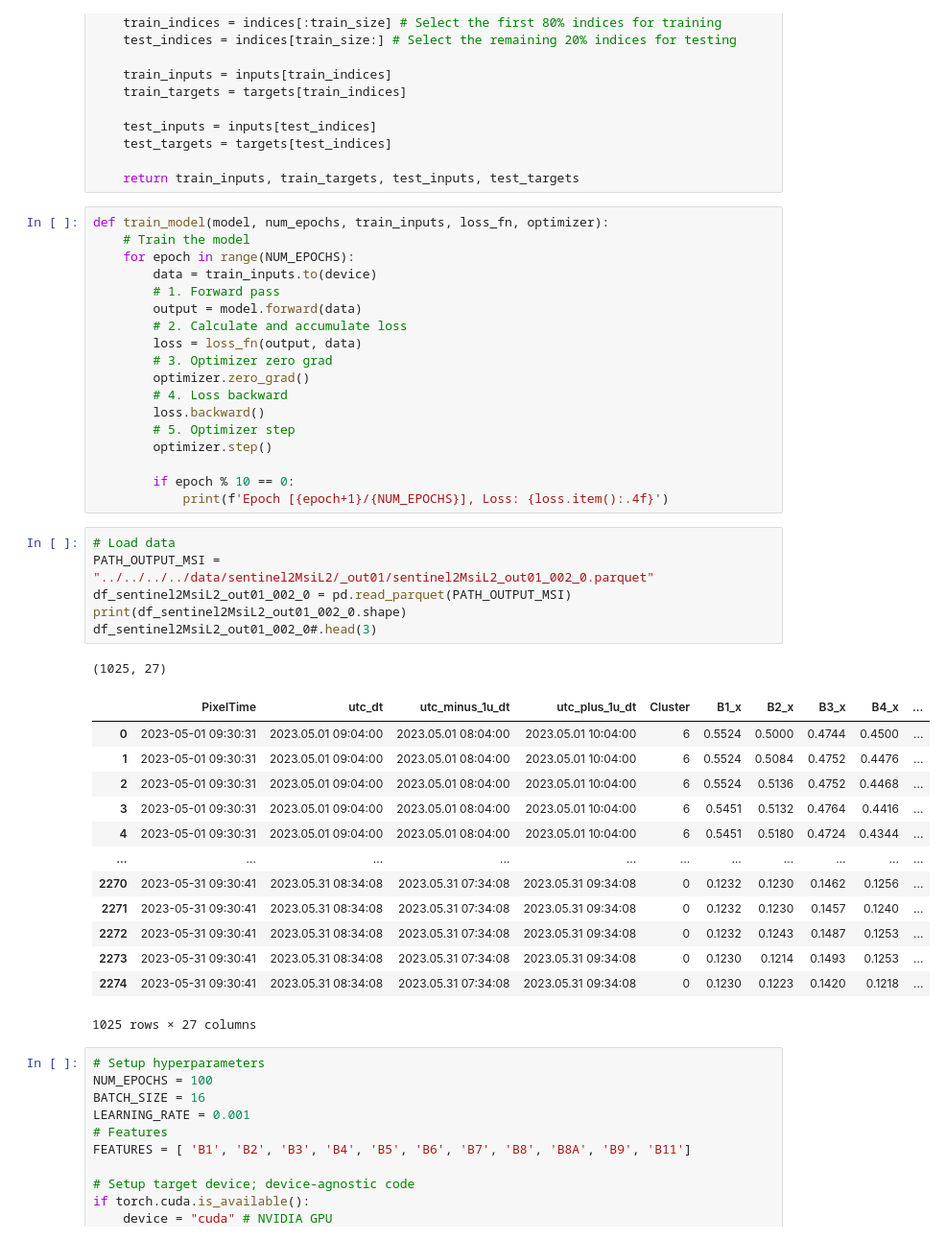
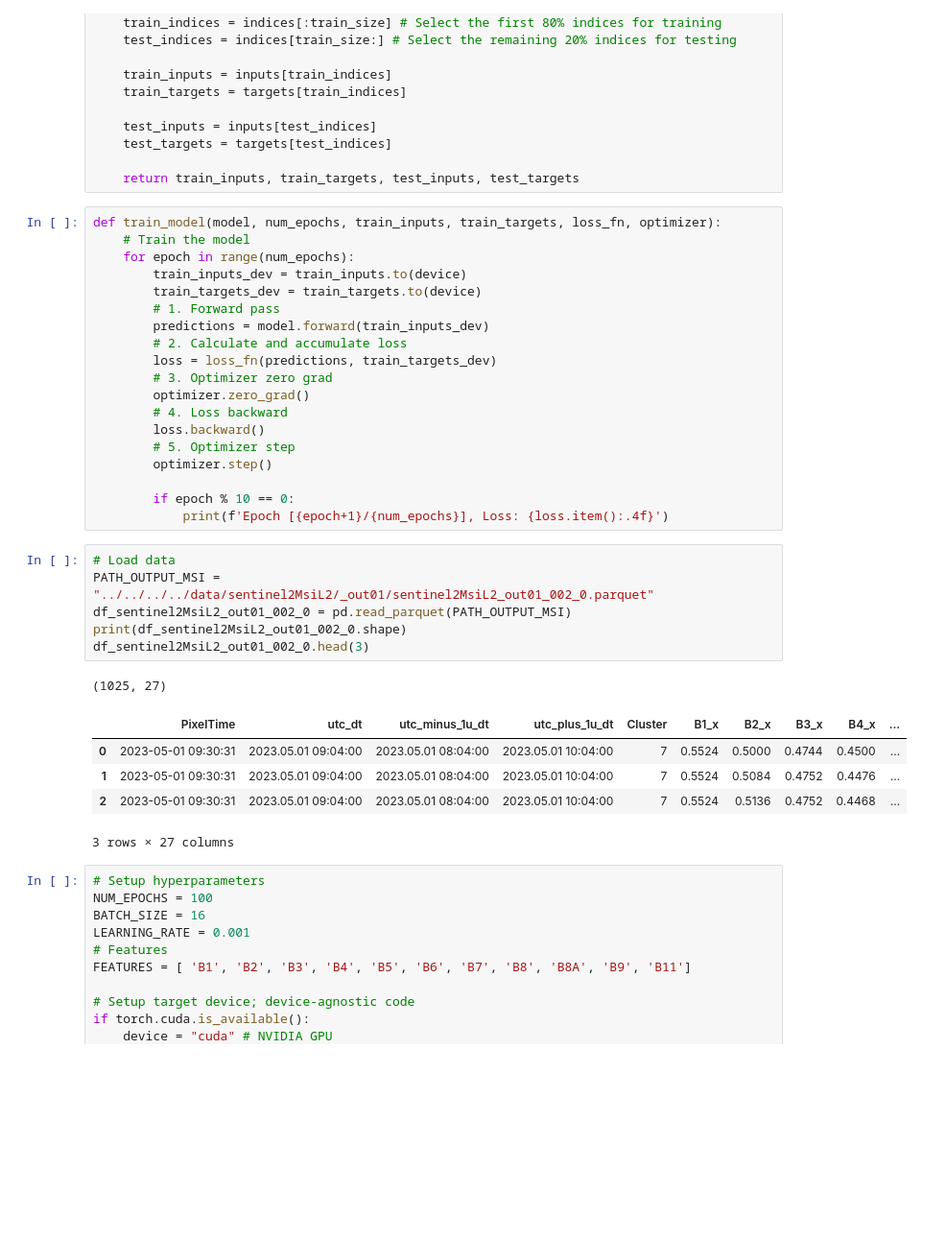
Before and after one commit to fjodorsevtsenko/rs-pr-water, a Jupyter notebook: src/matchups/sentinel2MsiL2/_out01/sentinel2MsiL2_out01_003_0 - matchup.ipynb, the cells around one changed output. Shown at 96% size. Drawn from its saved outputs; the diff is of its cells as text; blank space fills up the shorter version.

```diff
--- a/src/matchups/sentinel2MsiL2/_out01/sentinel2MsiL2_out01_003_0 - matchup.ipynb
+++ b/src/matchups/sentinel2MsiL2/_out01/sentinel2MsiL2_out01_003_0 - matchup.ipynb
@@ -42,14 +42,15 @@ def get_train_test_data(inputs, outputs):
 
     return train_inputs, train_targets, test_inputs, test_targets
 # %%
-def train_model(model, num_epochs, train_inputs, loss_fn, optimizer):
+def train_model(model, num_epochs, train_inputs, train_targets, loss_fn, optimizer):
     # Train the model
-    for epoch in range(NUM_EPOCHS):
-        data = train_inputs.to(device)
+    for epoch in range(num_epochs):
+        train_inputs_dev = train_inputs.to(device)
+        train_targets_dev = train_targets.to(device)
         # 1. Forward pass
-        output = model.forward(data)
+        predictions = model.forward(train_inputs_dev)
         # 2. Calculate and accumulate loss
-        loss = loss_fn(output, data)
+        loss = loss_fn(predictions, train_targets_dev)
         # 3. Optimizer zero grad
         optimizer.zero_grad()
         # 4. Loss backward
@@ -58,28 +59,20 @@ def train_model(model, num_epochs, train_inputs, loss_fn, optimizer):
         optimizer.step()
 
         if epoch % 10 == 0:
-            print(f'Epoch [{epoch+1}/{NUM_EPOCHS}], Loss: {loss.item():.4f}')
+            print(f'Epoch [{epoch+1}/{num_epochs}], Loss: {loss.item():.4f}')
 # %%
 # Load data
 PATH_OUTPUT_MSI = "../../../../data/sentinel2MsiL2/_out01/sentinel2MsiL2_out01_002_0.parquet"
 df_sentinel2MsiL2_out01_002_0 = pd.read_parquet(PATH_OUTPUT_MSI)
 print(df_sentinel2MsiL2_out01_002_0.shape)
-df_sentinel2MsiL2_out01_002_0#.head(3)
+df_sentinel2MsiL2_out01_002_0.head(3)
 # %% [output]
 (1025, 27)
 |  | PixelTime | utc_dt | utc_minus_1u_dt | utc_plus_1u_dt | Cluster | B1_x | B2_x | B3_x | B4_x | ... |
-| 0 | 2023-05-01 09:30:31 | 2023.05.01 09:04:00 | 2023.05.01 08:04:00 | 2023.05.01 10:04:00 | 6 | 0.5524 | 0.5000 | 0.4744 | 0.4500 | ... |
-| 1 | 2023-05-01 09:30:31 | 2023.05.01 09:04:00 | 2023.05.01 08:04:00 | 2023.05.01 10:04:00 | 6 | 0.5524 | 0.5084 | 0.4752 | 0.4476 | ... |
-| 2 | 2023-05-01 09:30:31 | 2023.05.01 09:04:00 | 2023.05.01 08:04:00 | 2023.05.01 10:04:00 | 6 | 0.5524 | 0.5136 | 0.4752 | 0.4468 | ... |
-| 3 | 2023-05-01 09:30:31 | 2023.05.01 09:04:00 | 2023.05.01 08:04:00 | 2023.05.01 10:04:00 | 6 | 0.5451 | 0.5132 | 0.4764 | 0.4416 | ... |
-| 4 | 2023-05-01 09:30:31 | 2023.05.01 09:04:00 | 2023.05.01 08:04:00 | 2023.05.01 10:04:00 | 6 | 0.5451 | 0.5180 | 0.4724 | 0.4344 | ... |
-| ... | ... | ... | ... | ... | ... | ... | ... | ... | ... | ... |
-| 2270 | 2023-05-31 09:30:41 | 2023.05.31 08:34:08 | 2023.05.31 07:34:08 | 2023.05.31 09:34:08 | 0 | 0.1232 | 0.1230 | 0.1462 | 0.1256 | ... |
-| 2271 | 2023-05-31 09:30:41 | 2023.05.31 08:34:08 | 2023.05.31 07:34:08 | 2023.05.31 09:34:08 | 0 | 0.1232 | 0.1230 | 0.1457 | 0.1240 | ... |
-| 2272 | 2023-05-31 09:30:41 | 2023.05.31 08:34:08 | 2023.05.31 07:34:08 | 2023.05.31 09:34:08 | 0 | 0.1232 | 0.1243 | 0.1487 | 0.1253 | ... |
-| 2273 | 2023-05-31 09:30:41 | 2023.05.31 08:34:08 | 2023.05.31 07:34:08 | 2023.05.31 09:34:08 | 0 | 0.1230 | 0.1214 | 0.1493 | 0.1253 | ... |
-| 2274 | 2023-05-31 09:30:41 | 2023.05.31 08:34:08 | 2023.05.31 07:34:08 | 2023.05.31 09:34:08 | 0 | 0.1230 | 0.1223 | 0.1420 | 0.1218 | ... |
+| 0 | 2023-05-01 09:30:31 | 2023.05.01 09:04:00 | 2023.05.01 08:04:00 | 2023.05.01 10:04:00 | 7 | 0.5524 | 0.5000 | 0.4744 | 0.4500 | ... |
+| 1 | 2023-05-01 09:30:31 | 2023.05.01 09:04:00 | 2023.05.01 08:04:00 | 2023.05.01 10:04:00 | 7 | 0.5524 | 0.5084 | 0.4752 | 0.4476 | ... |
+| 2 | 2023-05-01 09:30:31 | 2023.05.01 09:04:00 | 2023.05.01 08:04:00 | 2023.05.01 10:04:00 | 7 | 0.5524 | 0.5136 | 0.4752 | 0.4468 | ... |
-1025 rows × 27 columns
+3 rows × 27 columns
 # %%
 # Setup hyperparameters
 NUM_EPOCHS = 100
```
Also changed, not shown: parts of 6 cells of this notebook, 1 other file.
